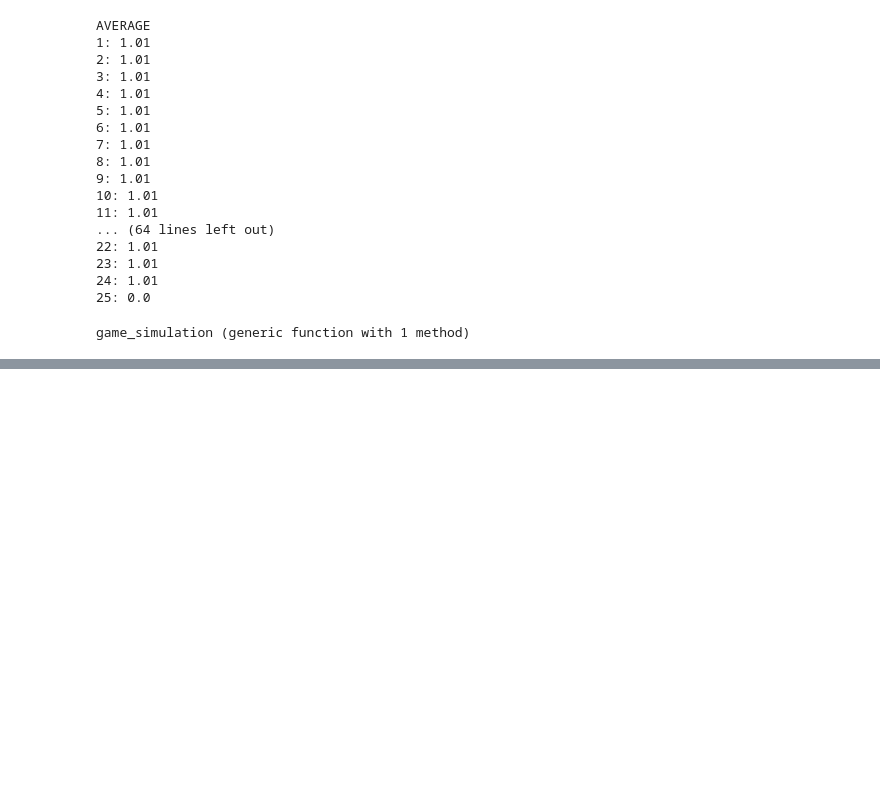
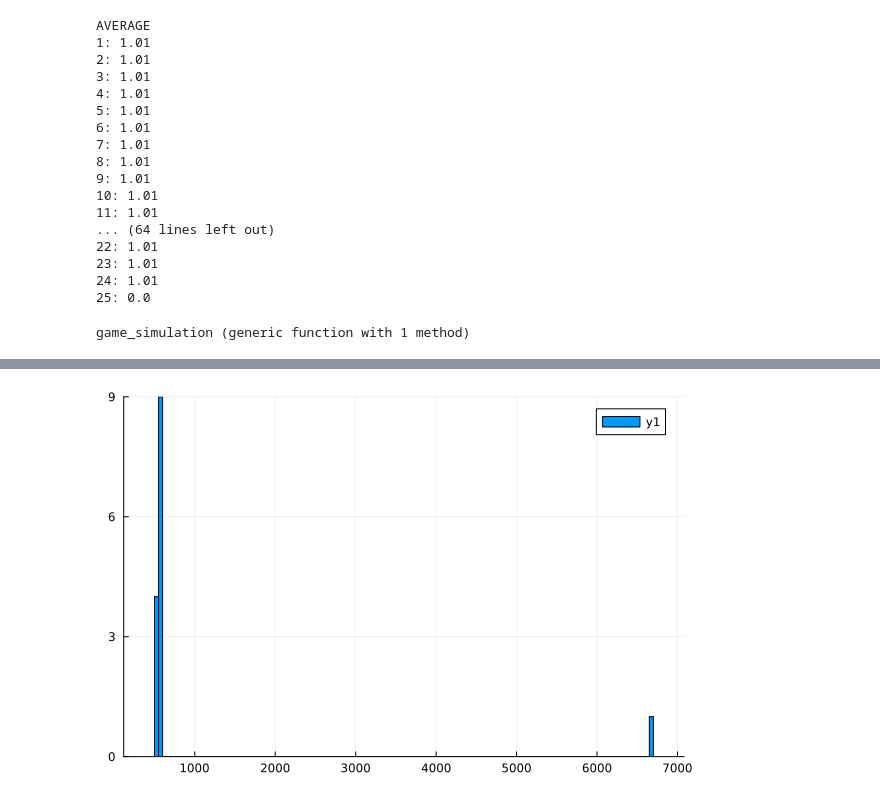
Before and after one commit to jyanga23/BaseballSim, a Jupyter notebook: Project3_markov.ipynb, the cells around one changed output, grey strips where cells are left out. Drawn from its saved outputs; the diff is of its cells as text; code cells hidden in the pictures; blank space fills up the shorter version.

Commit message:
hist

```diff
--- a/Project3_markov.ipynb
+++ b/Project3_markov.ipynb
@@ -360,8 +380,9 @@ end
 # %%
 results = Dict()
+wins = Dict(team[1] => 0 for team in teams)
 
 for i in 1:length(teams)
-    num_games = 100
+    num_games = 1000
 
     total_home_score = 0
     total_away_score = 0
@@ -369,6 +390,12 @@ for i in 1:length(teams)
         home_score, away_score = game_simulation(home_team, teams[i][2])
         total_home_score += home_score
         total_away_score += away_score
+
+        if (away_score > home_score)
+            wins[(3,6,0)] += 1
+        else
+            wins[teams[i][1]] += 1
+        end
     end
 
     avg_home_score = total_home_score / num_games
@@ -388,0 +414,5 @@ using Plots
+# %%
+hist = histogram(collect(values(wins)))
+hist
+# %% [output]
+[figure, added]
```
Also changed, not shown: parts of 6 cells of this notebook.
